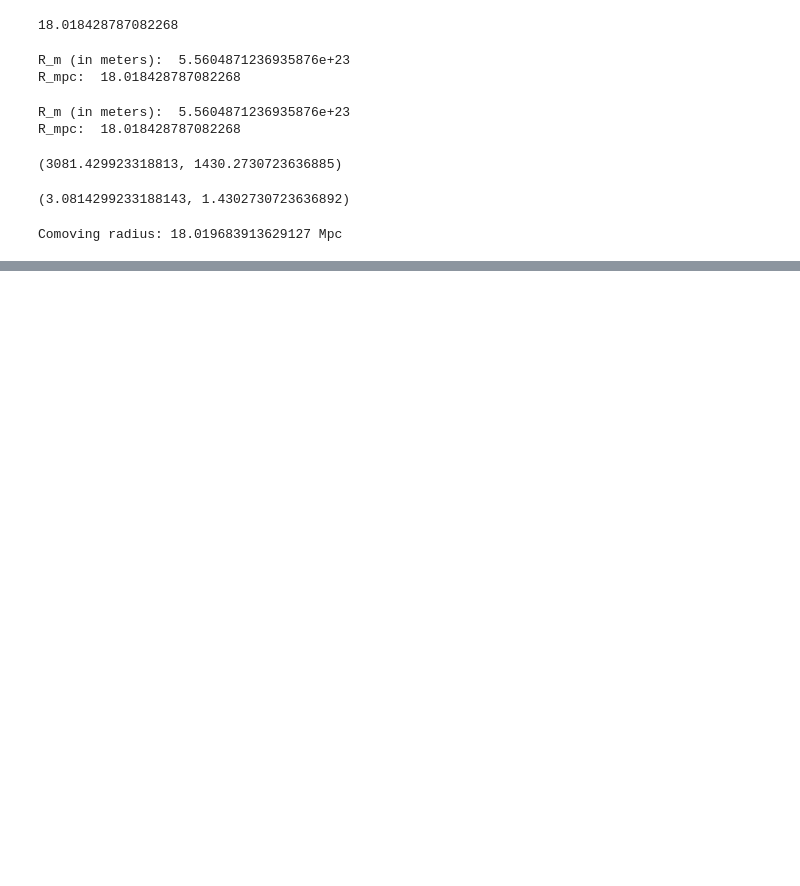
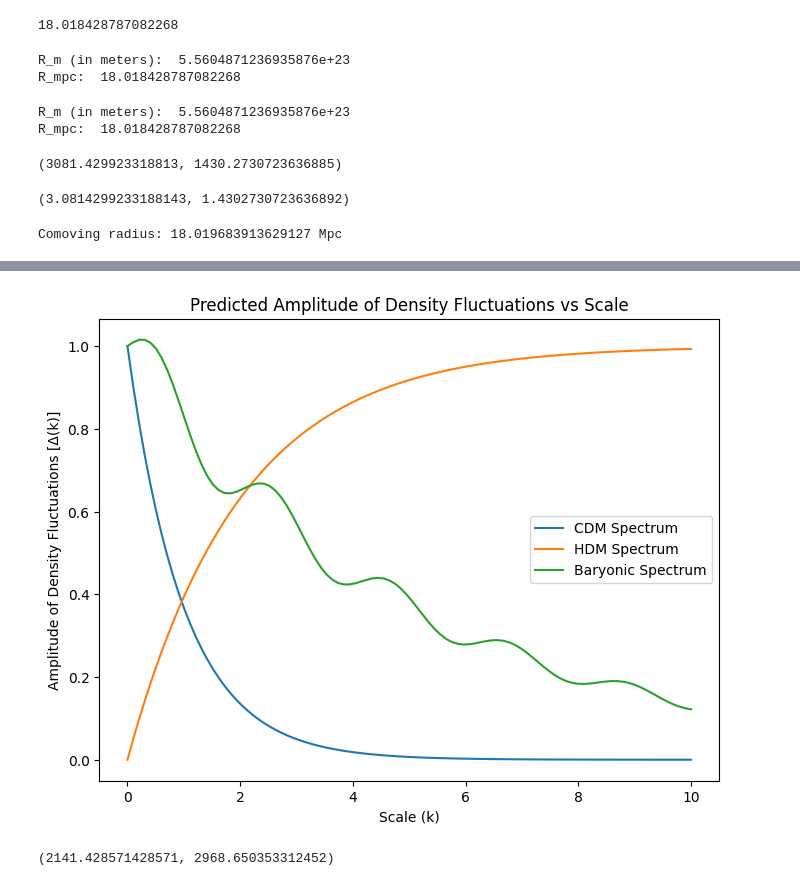
Before and after one commit to Fr4nc3/astrophysics-exercises, a Jupyter notebook: cosmology/cosmology.ipynb, the cells around one changed output, grey strips where cells are left out. Saved outputs shown, nothing was run; the diff lists cells and outputs as text; code cells hidden in the pictures; blank space fills up the shorter version.

```diff
--- a/cosmology/cosmology.ipynb
+++ b/cosmology/cosmology.ipynb
@@ -762,0 +843,70 @@ Comoving radius: 18.019683913629127 Mpc
+# %%
+import matplotlib.pyplot as plt
+import numpy as np
+
+# Set the scale (k) for the x-axis
+k = np.linspace(0, 10, 100)
+
+# Simulate the predicted amplitude of density fluctuations [Δ(k)] for each spectrum
+# CDM has higher amplitude at smaller scales and declines sharply
+cdm = np.exp(-k)  # Cold Dark Matter (CDM) Spectrum
+
+# HDM has lower amplitude at smaller scales and rises gradually
+hdm = 1 - np.exp(-0.5 * k)  # Hot Dark Matter (HDM) Spectrum
+
+# Baryonic spectrum shows lower amplitude at smaller scales due to damping
+baryonic = np.exp(-0.2 * k) * (1 + 0.1 * np.sin(3 * k))  # Baryonic Spectrum with Adiabatic Fluctuations
+
+# Create a plot to visualize the curves
+plt.figure(figsize=(8, 6))
+plt.plot(k, cdm, label='CDM Spectrum')
+plt.plot(k, hdm, label='HDM Spectrum')
+plt.plot(k, baryonic, label='Baryonic Spectrum')
+
+# Label the axes and add a title
+plt.xlabel('Scale (k)')
+plt.ylabel('Amplitude of Density Fluctuations [Δ(k)]')
+plt.title('Predicted Amplitude of Density Fluctuations vs Scale')
+
+# Add a legend to identify the different spectra
+plt.legend()
+
+# Display the plot
+plt.show()
+# %% [output]
+[figure, added]
+# %%
+import scipy.integrate as integrate
+import numpy as np
+
+# Constants
+c = 2.998e8  # Speed of light in m/s
+H0 = 70 * 1000 / 3.086e22  # Hubble constant in s^-1
+
+
+# E(z) = sqrt((1 + z)^(3(1 + w)))
+
+
+def comoving_distance(z, w):
+    integrand = lambda z_prime: 1 / np.sqrt((1 + z_prime) ** (3 * (1 + w)))
+    integral = integrate.quad(integrand, 0, z)[0]
+    return c / H0 * integral  # in meters
+
+
+z = 1  # Example value for z
+
+# Comoving distance for model (I) with w = 1/3
+w_1_3 = 1 / 3
+D_C_1_3 = comoving_distance(z, w_1_3)
+
+# Comoving distance for model (II) with w = -1/3
+w_minus_1_3 = -1 / 3
+D_C_minus_1_3 = comoving_distance(z, w_minus_1_3)
+
+# Convert distances from meters to Mpc
+D_C_1_3_Mpc = D_C_1_3 / 3.086e22
+D_C_minus_1_3_Mpc = D_C_minus_1_3 / 3.086e22
+
+D_C_1_3_Mpc, D_C_minus_1_3_Mpc  # Return the comoving distances in Mpc
+# %% [output]
+(2141.428571428571, 2968.650353312452)
```
Also changed, not shown: parts of 5 cells of this notebook.
